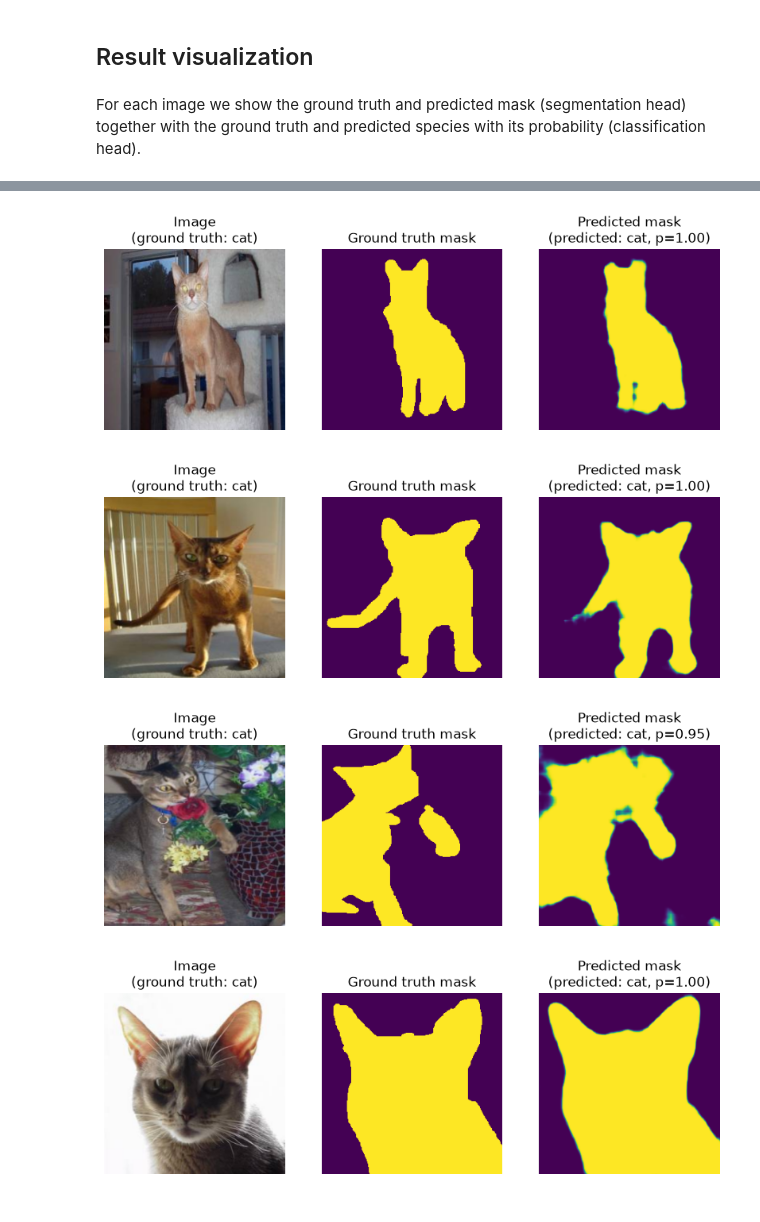
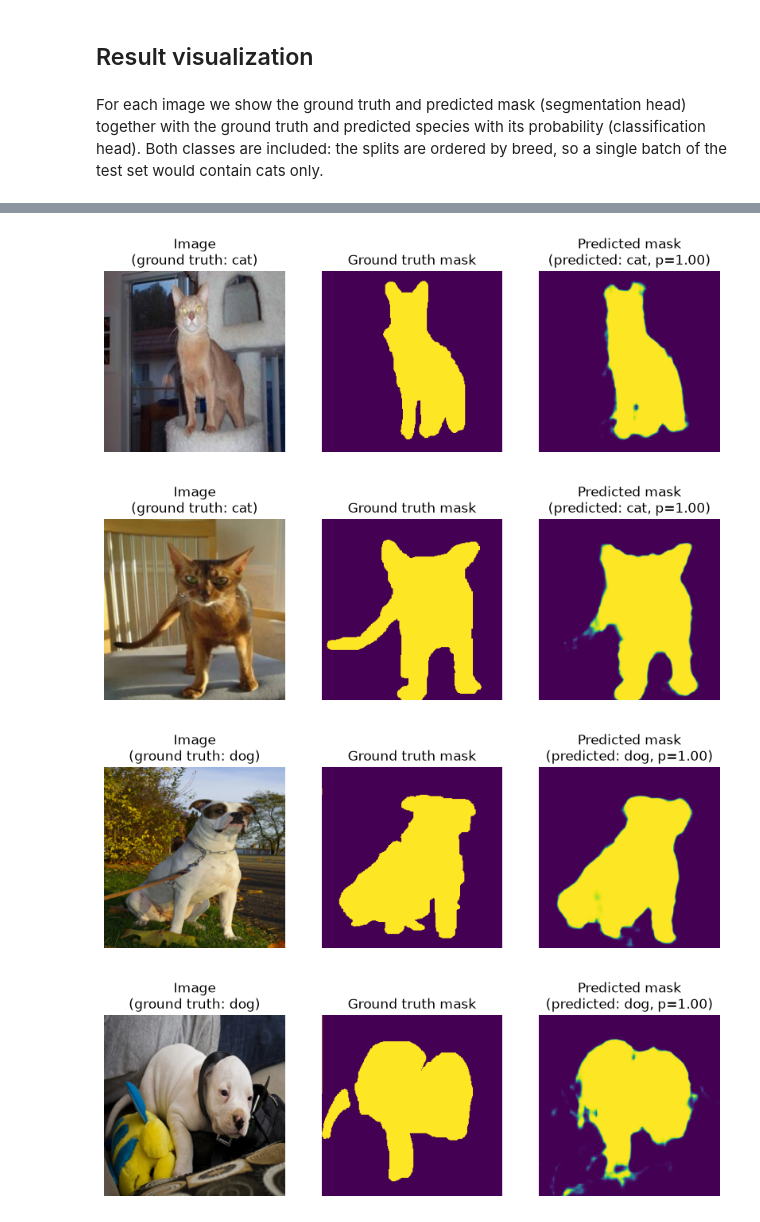
Before and after one commit to qubvel-org/segmentation_models.pytorch, a Jupyter notebook: examples/oxford_pet_segmentation_and_classification.ipynb, the cells around one changed output, grey strips where cells are left out. Cells and saved outputs as stored; diff of their text form; code cells hidden in the pictures.

```diff
--- a/examples/oxford_pet_segmentation_and_classification.ipynb
+++ b/examples/oxford_pet_segmentation_and_classification.ipynb
@@ -98,4 +98,20 @@ test_dataloader = DataLoader(test_dataset, batch_size=64, shuffle=False, num_wor
 Train size: 3312
 Valid size: 368
 Test size: 3669
+# %%
+species_names = ["cat", "dog"]
+
+
+def get_species_indices(dataset, species_id, count):
+    """Return `count` indices of dataset samples of the given species.
+
+    The splits are ordered by breed, with all cat breeds first, so both
+    classes have to be looked up explicitly to be seen together.
+    """
+    indices = [
+        i
+        for i, filename in enumerate(dataset.filenames)
+        if dataset.species[filename] == species_id
+    ]
+    return indices[:count]
 # %%
@@ -366,9 +391,14 @@ C:\smp-run\venv\Lib\site-packages\pytorch_lightning\trainer\connectors\data_conn
 # %% [markdown]
 ## Result visualization
 # %% [markdown]
-For each image we show the ground truth and predicted mask (segmentation head) together with the ground truth and predicted species with its probability (classification head).
+For each image we show the ground truth and predicted mask (segmentation head) together with the ground truth and predicted species with its probability (classification head). Both classes are included: the splits are ordered by breed, so a single batch of the test set would contain cats only.
 # %%
-batch = next(iter(test_dataloader))
+# take a few test samples of each species so that both classes are shown
+indices = get_species_indices(test_dataset, 0, 3) + get_species_indices(
+    test_dataset, 1, 3
+)
+batch = default_collate([test_dataset[index] for index in indices])
+
 with torch.inference_mode():
     model.eval()
     mask_logits, label_logits = model(batch["image"])
@@ -378,9 +408,6 @@ pred_species_probs = label_logits.sigmoid()
 for idx, (image, gt_mask, pred_mask) in enumerate(
     zip(batch["image"], batch["mask"], pred_masks)
 ):
-    if idx >= 5:
-        break
-
     gt_species = species_names[int(batch["label"][idx])]
     # the head returns a single logit: probability of the class `1` (dog)
     dog_prob = pred_species_probs[idx].item()
@@ -408,4 +435,4 @@ for idx, (image, gt_mask, pred_mask) in enumerate(
-[figure, old version]
+[figure, new version]
-[figure, old version]
+[figure, new version]
-[figure, old version]
+[figure, new version]
-[figure, old version]
+[figure, new version]
```
Also changed, not shown: parts of 5 cells of this notebook.
